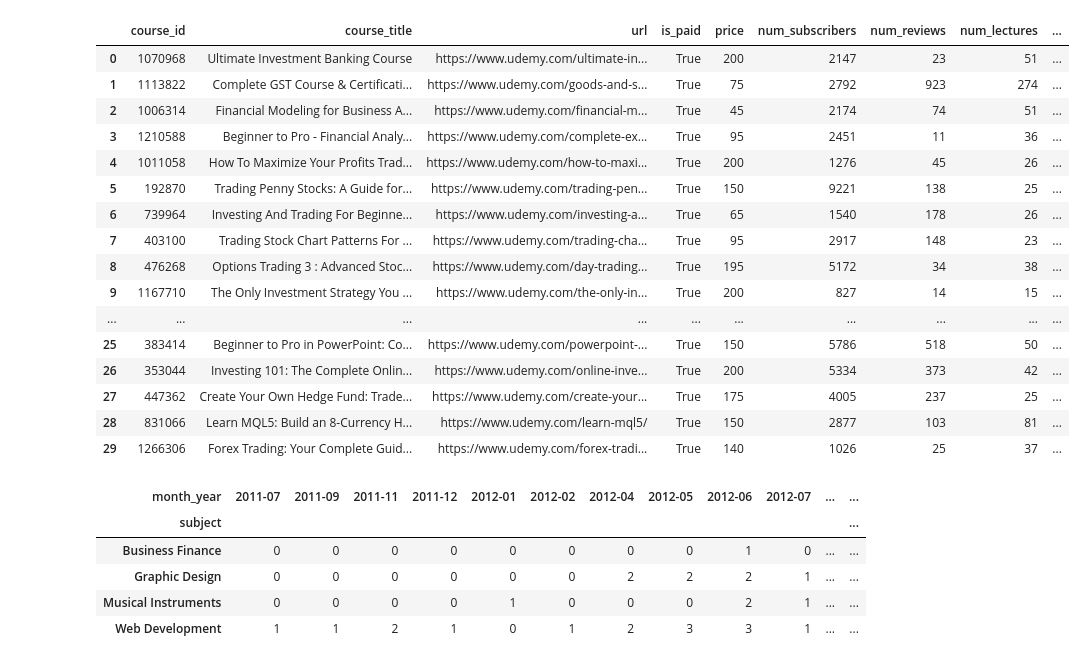
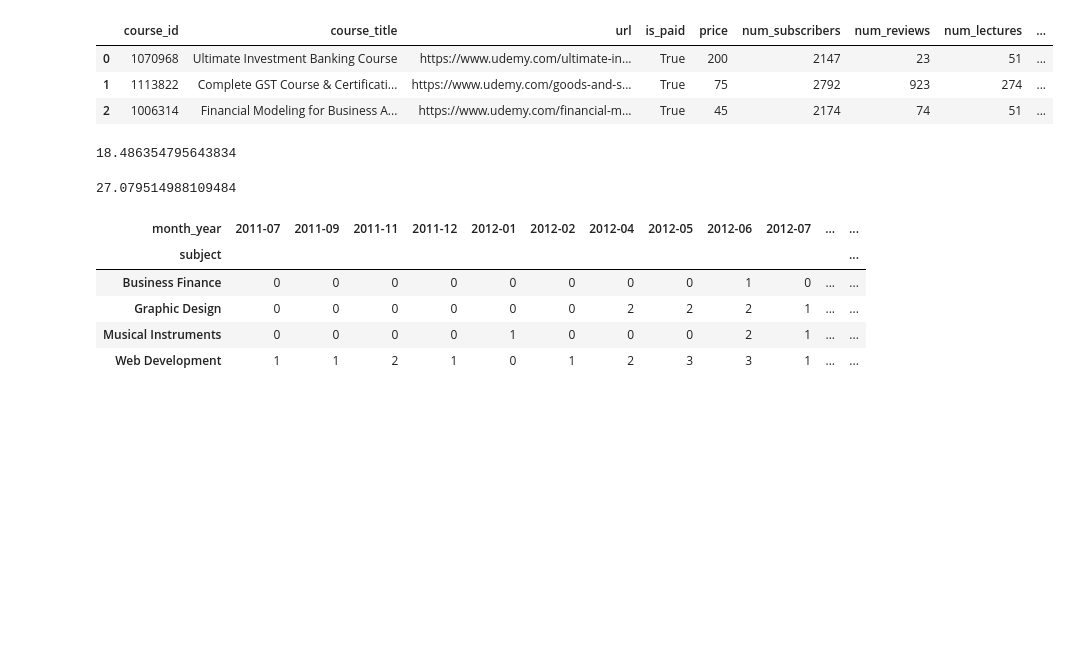
Before and after one commit to frm1789/100DaysOfPython, a Jupyter notebook: Coursera_analysis.ipynb, the cells around one changed output. Cells and saved outputs as stored; diff of their text form; code cells hidden in the pictures; blank space fills up the shorter version.

```diff
--- a/Coursera_analysis.ipynb
+++ b/Coursera_analysis.ipynb
@@ -16,22 +42,9 @@ df['month'] = pd.DatetimeIndex(df['published_timestamp']).month
 df['published_timestamp'] = pd.to_datetime(df['published_timestamp'])
 df['month_year'] = df['published_timestamp'].dt.to_period('M')
 # %%
-df.head(30)
+df.head(3)
 # %% [output]
 |  | course_id | course_title | url | is_paid | price | num_subscribers | num_reviews | num_lectures | ... |
 | 0 | 1070968 | Ultimate Investment Banking Course | https://www.udemy.com/ultimate-in... | True | 200 | 2147 | 23 | 51 | ... |
 | 1 | 1113822 | Complete GST Course & Certificati... | https://www.udemy.com/goods-and-s... | True | 75 | 2792 | 923 | 274 | ... |
 | 2 | 1006314 | Financial Modeling for Business A... | https://www.udemy.com/financial-m... | True | 45 | 2174 | 74 | 51 | ... |
-| 3 | 1210588 | Beginner to Pro - Financial Analy... | https://www.udemy.com/complete-ex... | True | 95 | 2451 | 11 | 36 | ... |
-| 4 | 1011058 | How To Maximize Your Profits Trad... | https://www.udemy.com/how-to-maxi... | True | 200 | 1276 | 45 | 26 | ... |
-| 5 | 192870 | Trading Penny Stocks: A Guide for... | https://www.udemy.com/trading-pen... | True | 150 | 9221 | 138 | 25 | ... |
-| 6 | 739964 | Investing And Trading For Beginne... | https://www.udemy.com/investing-a... | True | 65 | 1540 | 178 | 26 | ... |
-| 7 | 403100 | Trading Stock Chart Patterns For ... | https://www.udemy.com/trading-cha... | True | 95 | 2917 | 148 | 23 | ... |
-| 8 | 476268 | Options Trading 3 : Advanced Stoc... | https://www.udemy.com/day-trading... | True | 195 | 5172 | 34 | 38 | ... |
-| 9 | 1167710 | The Only Investment Strategy You ... | https://www.udemy.com/the-only-in... | True | 200 | 827 | 14 | 15 | ... |
-| ... | ... | ... | ... | ... | ... | ... | ... | ... | ... |
-| 25 | 383414 | Beginner to Pro in PowerPoint: Co... | https://www.udemy.com/powerpoint-... | True | 150 | 5786 | 518 | 50 | ... |
-| 26 | 353044 | Investing 101: The Complete Onlin... | https://www.udemy.com/online-inve... | True | 200 | 5334 | 373 | 42 | ... |
-| 27 | 447362 | Create Your Own Hedge Fund: Trade... | https://www.udemy.com/create-your... | True | 175 | 4005 | 237 | 25 | ... |
-| 28 | 831066 | Learn MQL5: Build an 8-Currency H... | https://www.udemy.com/learn-mql5/ | True | 150 | 2877 | 103 | 81 | ... |
-| 29 | 1266306 | Forex Trading: Your Complete Guid... | https://www.udemy.com/forex-tradi... | True | 140 | 1026 | 25 | 37 | ... |
@@ -40,3 +51,15 @@ df.head(30)
+# %%
+total_subscribers_paid = df[df['is_paid'] == True]['num_subscribers'].sum()
+total_reviews_paid = df[df['is_paid'] == True]['num_reviews'].sum()
+total_subscribers_paid/total_reviews_paid
+# %% [output]
+18.486354795643834
+# %%
+total_subscribers_no_paid = df[df['is_paid'] == False]['num_subscribers'].sum()
+total_reviews_no_paid = df[df['is_paid'] == False]['num_reviews'].sum()
+total_subscribers_no_paid/total_reviews_no_paid
+# %% [output]
+27.079514988109484
 # %%
 level_counts_month_year_by_subject = df.groupby(['subject', 'month_year']).size().unstack(fill_value=0)
 level_counts_month_year_by_subject
```
Also changed, not shown: parts of 22 cells of this notebook.
